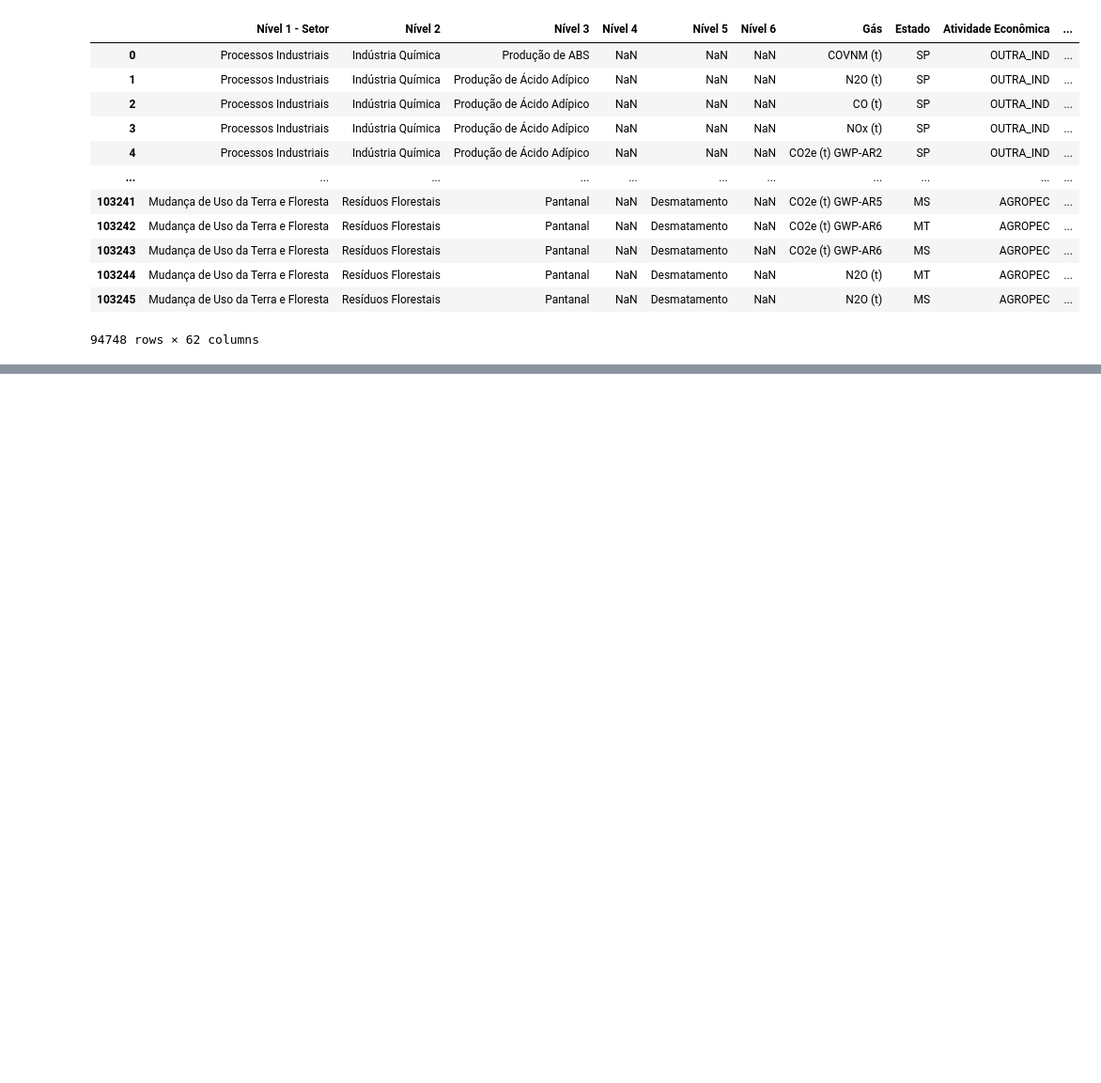
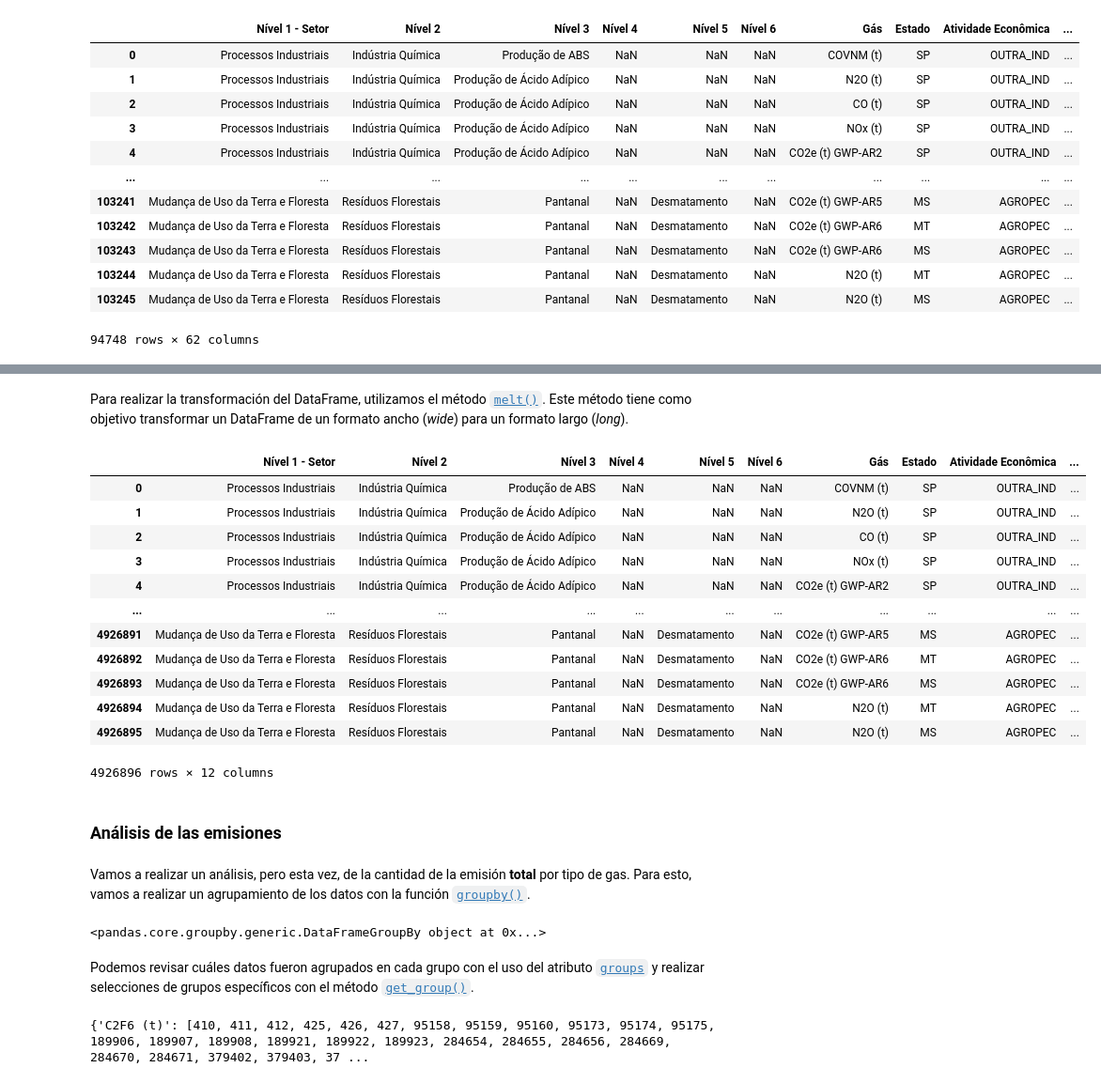
Before and after one commit to JuanDiegoCJ/ETL, a Jupyter notebook: Seleccio╠ün_y_agrupamiento_de_datos_con_pandas.ipynb, the cells around one changed output, grey strips where cells are left out. Shown at 94% size. Saved outputs shown, nothing was run; the diff lists cells and outputs as text; code cells hidden in the pictures; blank space fills up the shorter version.

```diff
--- a/Seleccio╠ün_y_agrupamiento_de_datos_con_pandas.ipynb
+++ b/Seleccio╠ün_y_agrupamiento_de_datos_con_pandas.ipynb
@@ -190,0 +247,18 @@ emision_gases
+# %% [markdown]
+Para realizar la transformación del DataFrame, utilizamos el método [`melt()`](https://pandas.pydata.org/docs/reference/api/pandas.melt.html). Este método tiene como objetivo transformar un DataFrame de un formato ancho (*wide*) para un formato largo (*long*).
+# %%
+emision_gases.melt(id_vars = columnas_info, value_vars = columnas_emision, var_name = 'Año' , value_name = 'Emision')
+# %% [output]
+|  | Nível 1 - Setor | Nível 2 | Nível 3 | Nível 4 | Nível 5 | Nível 6 | Gás | Estado | Atividade Econômica | ... |
+| 0 | Processos Industriais | Indústria Química | Produção de ABS | NaN | NaN | NaN | COVNM (t) | SP | OUTRA_IND | ... |
+| 1 | Processos Industriais | Indústria Química | Produção de Ácido Adípico | NaN | NaN | NaN | N2O (t) | SP | OUTRA_IND | ... |
+| 2 | Processos Industriais | Indústria Química | Produção de Ácido Adípico | NaN | NaN | NaN | CO (t) | SP | OUTRA_IND | ... |
+| 3 | Processos Industriais | Indústria Química | Produção de Ácido Adípico | NaN | NaN | NaN | NOx (t) | SP | OUTRA_IND | ... |
+| 4 | Processos Industriais | Indústria Química | Produção de Ácido Adípico | NaN | NaN | NaN | CO2e (t) GWP-AR2 | SP | OUTRA_IND | ... |
+| ... | ... | ... | ... | ... | ... | ... | ... | ... | ... | ... |
+| 4926891 | Mudança de Uso da Terra e Floresta | Resíduos Florestais | Pantanal | NaN | Desmatamento | NaN | CO2e (t) GWP-AR5 | MS | AGROPEC | ... |
+| 4926892 | Mudança de Uso da Terra e Floresta | Resíduos Florestais | Pantanal | NaN | Desmatamento | NaN | CO2e (t) GWP-AR6 | MT | AGROPEC | ... |
+| 4926893 | Mudança de Uso da Terra e Floresta | Resíduos Florestais | Pantanal | NaN | Desmatamento | NaN | CO2e (t) GWP-AR6 | MS | AGROPEC | ... |
+| 4926894 | Mudança de Uso da Terra e Floresta | Resíduos Florestais | Pantanal | NaN | Desmatamento | NaN | N2O (t) | MT | AGROPEC | ... |
+| 4926895 | Mudança de Uso da Terra e Floresta | Resíduos Florestais | Pantanal | NaN | Desmatamento | NaN | N2O (t) | MS | AGROPEC | ... |
+4926896 rows × 12 columns
@@ -190,0 +267,14 @@ emision_gases
+# %% [markdown]
+### Análisis de las emisiones
+# %% [markdown]
+Vamos a realizar un análisis, pero esta vez, de la cantidad de la emisión **total** por tipo de gas. Para esto, vamos a realizar un agrupamiento de los datos con la función [`groupby()`](https://pandas.pydata.org/docs/reference/api/pandas.DataFrame.groupby.html).
+# %%
+emisiones_por_año.groupby('Gás')
+# %% [output]
+<pandas.core.groupby.generic.DataFrameGroupBy object at 0x...>
+# %% [markdown]
+Podemos revisar cuáles datos fueron agrupados en cada grupo con el uso del atributo [`groups`](https://pandas.pydata.org/docs/reference/api/pandas.core.groupby.GroupBy.groups.html) y realizar selecciones de grupos específicos con el método [`get_group()`](https://pandas.pydata.org/docs/reference/api/pandas.core.groupby.GroupBy.get_group.html).
+# %%
+emisiones_por_año.groupby('Gás').groups
+# %% [output]
+{'C2F6 (t)': [410, 411, 412, 425, 426, 427, 95158, 95159, 95160, 95173, 95174, 95175, 189906, 189907, 189908, 189921, 189922, 189923, 284654, 284655, 284656, 284669, 284670, 284671, 379402, 379403, 37 ...
```
Also changed, not shown: parts of 15 cells of this notebook.
